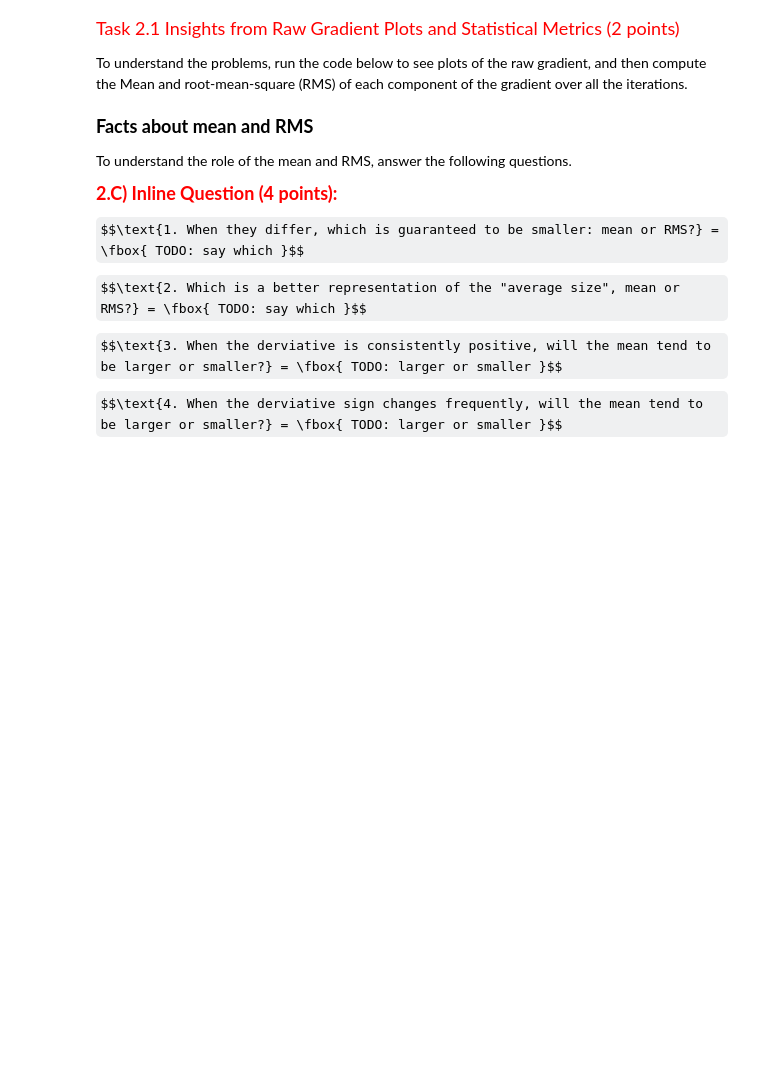
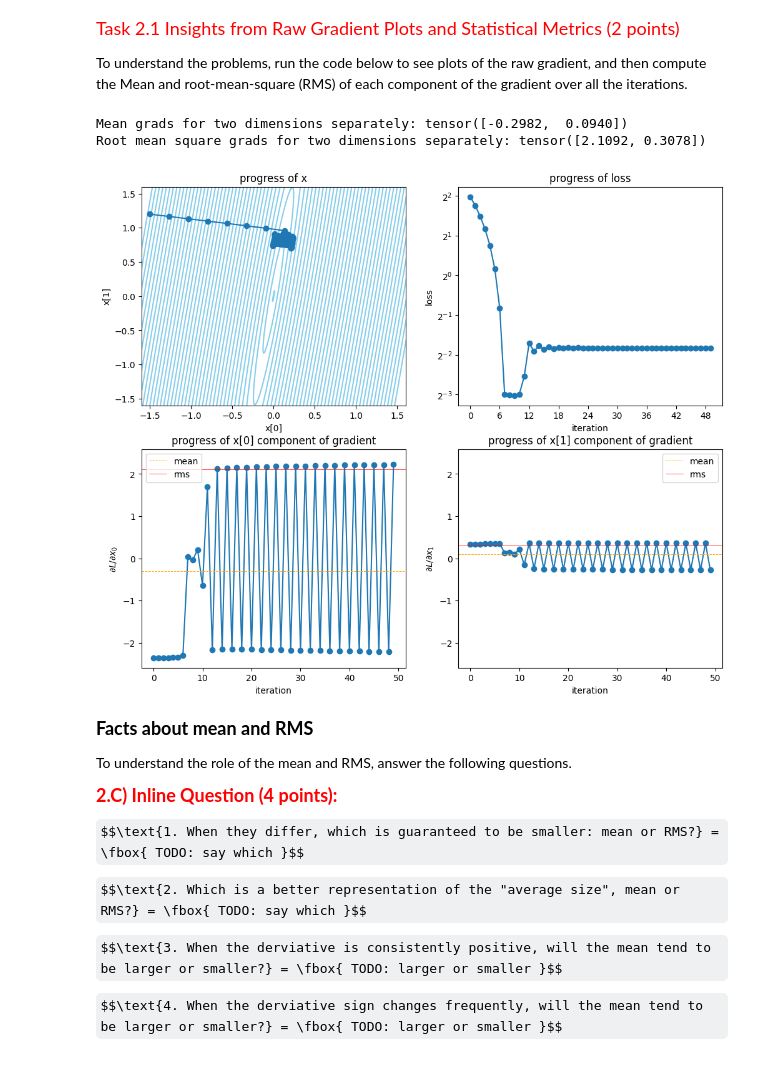
Before and after one commit to ayaazuddin/CS7150-Homework-2, a Jupyter notebook: HW2_1_OptimizationAndNetworkArchitecture.ipynb, the cells around one changed output. Cells and saved outputs as stored; diff of their text form; code cells hidden in the pictures; some formulas as TeX source; blank space fills up the shorter version.

```diff
--- a/HW2_1_OptimizationAndNetworkArchitecture.ipynb
+++ b/HW2_1_OptimizationAndNetworkArchitecture.ipynb
@@ -353,35 +353,39 @@ x.requires_grad = True # This tells PyTorch that the x variable will be used to
 
 L = LossFunctionWithPlot()
 
 learning_rate = 0.1
 optimizer = torch.optim.SGD([x], lr=learning_rate)
 grads = []
 
 for iter in range(50):
     loss = L(x)
     loss.backward()
     with torch.no_grad():
         optimizer.step()
     grads.append(x.grad.clone())
     optimizer.zero_grad()
 
 grads = torch.stack(grads)
 
 ###################################################################################
 # TODO: compute mean derivatives and root mean square derivatives for x[0] and x[1]
 ###################################################################################
 
-mean_grads = torch.mean() # should be computed as a pair of means, one for each dimesnion
-rms_grads = None # should be computed as a pair of root-mean-squares, one for each dimension
+mean_grads = torch.mean(grads, dim = 0) # should be computed as a pair of means, one for each dimesnion
+rms_grads = torch.sqrt(torch.mean(grads**2, dim =0)) # should be computed as a pair of root-mean-squares, one for each dimension
 
 ################################################################################
 #                             END OF YOUR CODE                                 #
 ################################################################################
 
 print('Mean grads for two dimensions separately:', mean_grads)
 print('Root mean square grads for two dimensions separately:', rms_grads)
 
 L.plot_history(grads=grads, mean_grads=mean_grads, rms_grads=rms_grads)
+# %% [output]
+Mean grads for two dimensions separately: tensor([-0.2982,  0.0940])
+Root mean square grads for two dimensions separately: tensor([2.1092, 0.3078])
+[figure, added]
 # %% [markdown]
 <font size='4'>**Facts about mean and RMS**</font>
 
```
Also changed, not shown: parts of 2 cells of this notebook.
